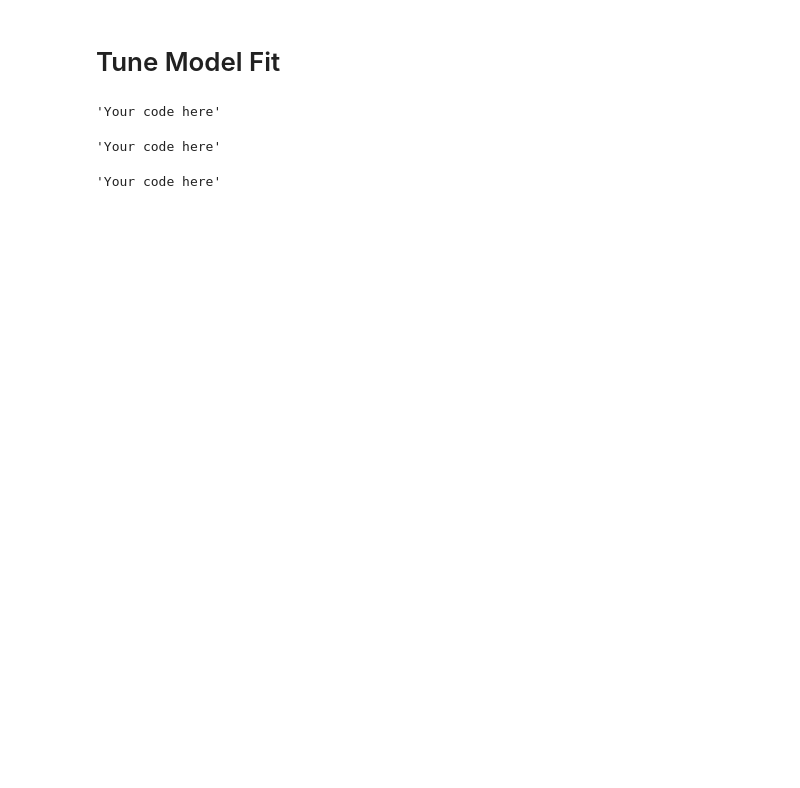
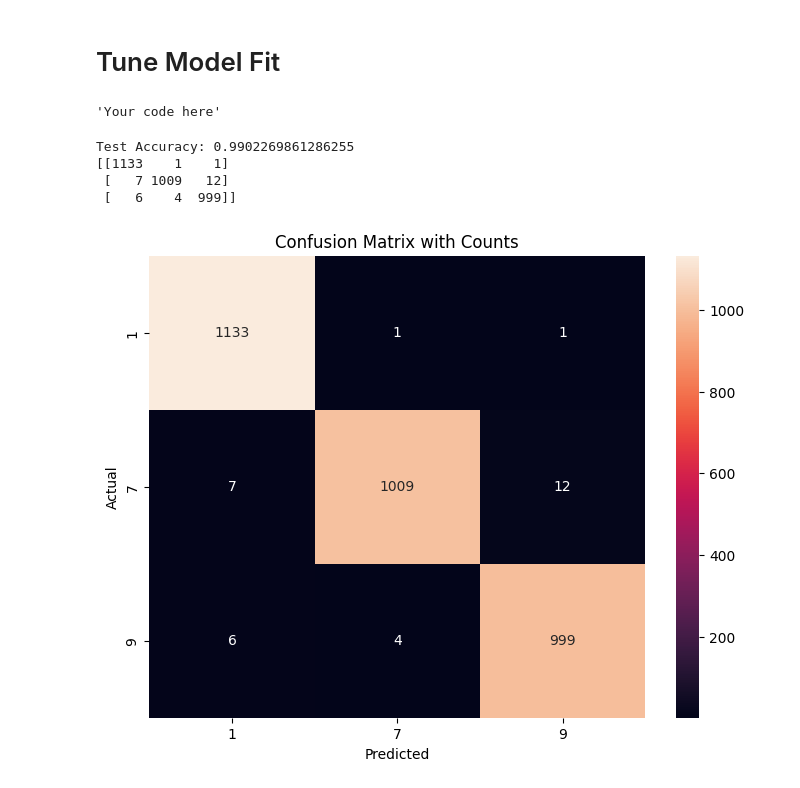
Before and after one commit to KelvynBladen/ml_intro, a Jupyter notebook: mnist_worksheet1.ipynb, the cells around one changed output. Drawn from its saved outputs; the diff is of its cells as text; code cells hidden in the pictures; blank space fills up the shorter version.

```diff
--- a/mnist_worksheet1.ipynb
+++ b/mnist_worksheet1.ipynb
@@ -45,4 +46,7 @@ print(x_train[1].shape)
 # The random forest will use the pixel values as features, so give it a dataset of flat vectors like
 # the one we used for the fashion_mnist example.
 
-'Your code here'
+x_train_flat = x_train.reshape(x_train.shape[0], -1)
+print(x_train_flat.shape)
+print(y_train.shape)
+x_test_flat = x_test.reshape(x_test.shape[0], -1)
@@ -76,9 +93,18 @@ print(x_train[1].shape)
 # %%
 # Fit a simple random forest. Make sure it has at least 100 trees, Probably not more than 1000 trees.
 
-'Your code here'
+from sklearn.model_selection import GridSearchCV
+from sklearn.ensemble import RandomForestClassifier
+from sklearn.metrics import accuracy_score
+
+rf = RandomForestClassifier(n_estimators=200, random_state=42)
+
+rf.fit(x_train_1_7_9, y_train_1_7_9)
 
 # Generate predictions on the test set and calculate the overall accuracy of the model on the test set.
 
-'Your code here'
+y_test_pred = rf.predict(x_test_1_7_9)
+
+test_accuracy = accuracy_score(y_test_1_7_9, y_test_pred)
+print(f'Test Accuracy: {test_accuracy}')
 # %% [output]
@@ -99,19 +123,33 @@ print(x_train[1].shape)
 # Was the tuning accuracy worth the extra time?
 # %% [output]
 'Your code here'
-# %%
-# Compute and plot a confusion matrix.
-
-'Your code here'
-
-# Where are misclassifications occurring?
-# %% [output]
-'Your code here'
-# %%
-# Plot some of the misclassifications.
-
-'Your code here'
-
-# Can you see why the model made the misclassifications it did?
-# %% [output]
-'Your code here'
+# %%
+# Compute and plot a confusion matrix.
+
+from sklearn.metrics import confusion_matrix
+import seaborn as sns
+import pandas as pd
+
+# Calculate the accuracy on the test data
+test_accuracy = accuracy_score(y_test_1_7_9, y_test_pred)
+print(f'Test Accuracy: {test_accuracy}')
+
+# Compute the confusion matrix
+conf_matrix = confusion_matrix(y_test_1_7_9, y_test_pred)
+print(conf_matrix)
+
+# Plot the confusion matrix with counts
+plt.figure(figsize=(8, 6))
+sns.heatmap(conf_matrix, annot=True, fmt='d', xticklabels=[1, 7, 9], yticklabels=[1, 7, 9])
+plt.xlabel('Predicted')
+plt.ylabel('Actual')
+plt.title('Confusion Matrix with Counts')
+plt.show()
+
+# Where are misclassifications occurring?
+# %% [output]
+Test Accuracy: 0.9902269861286255
+[[1133    1    1]
+ [   7 1009   12]
+ [   6    4  999]]
+[figure, added]
```
Also changed, not shown: parts of 6 cells of this notebook, 1 other file.
